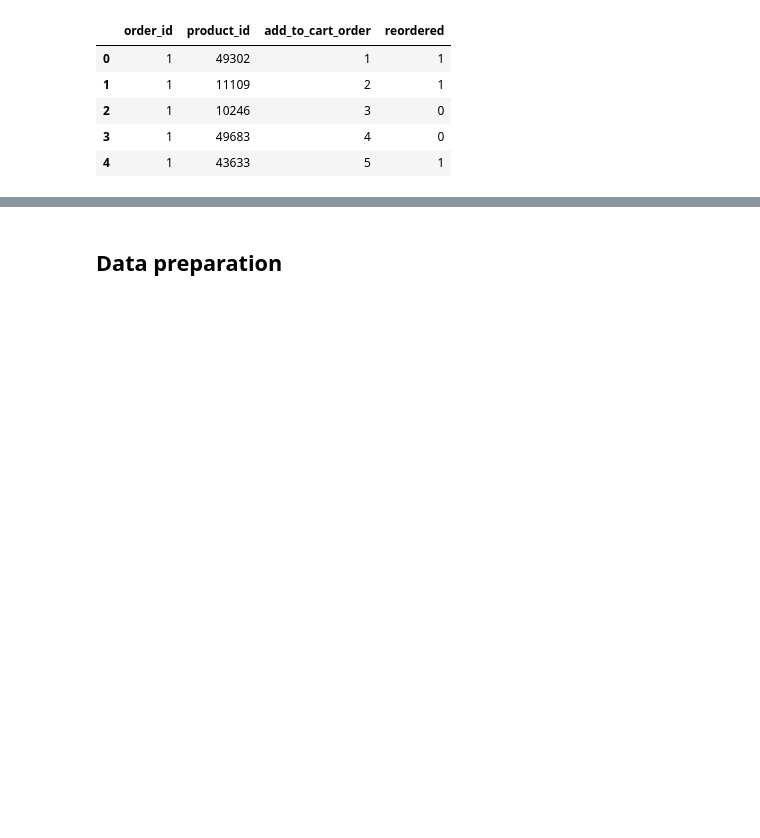
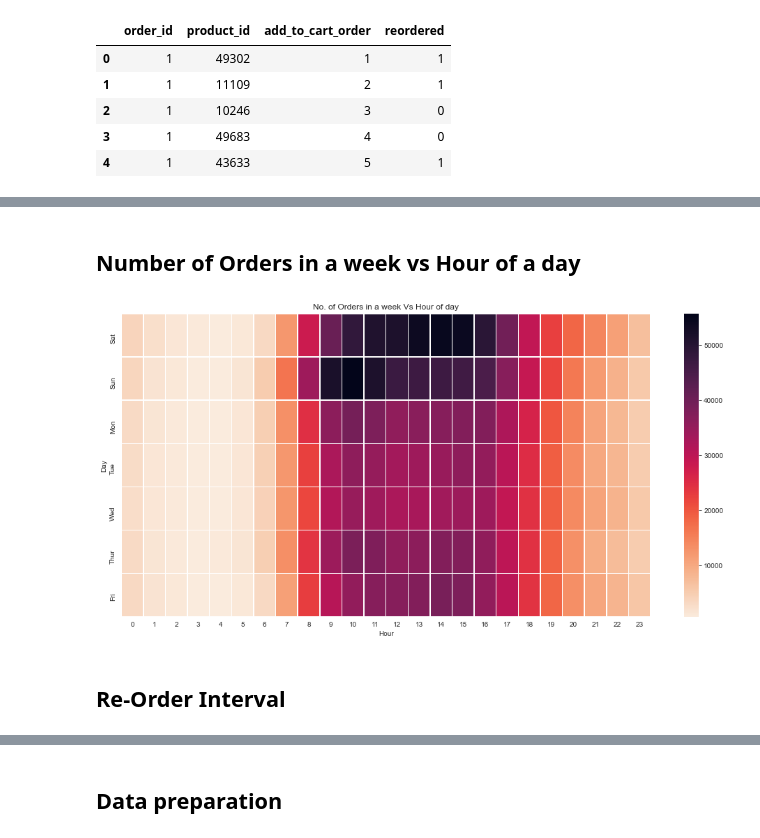
Before and after one commit to divmi/InstaCart, a Jupyter notebook: Exploratory Data Analysis.ipynb, the cells around one changed output, grey strips where cells are left out. Saved outputs shown, nothing was run; the diff lists cells and outputs as text; code cells hidden in the pictures; blank space fills up the shorter version.

```diff
--- a/Exploratory Data Analysis.ipynb
+++ b/Exploratory Data Analysis.ipynb
@@ -82,0 +143,19 @@ order_products_train.head()
+# %% [markdown]
+## Number of Orders in a week vs Hour of a day
+# %%
+grouped_df = orders.groupby(["order_dow", "order_hour_of_day"])["order_number"].aggregate("count").reset_index()
+grouped_df = grouped_df.pivot('order_dow', 'order_hour_of_day', 'order_number')
+
+grouped_df.index=['Sat', 'Sun', 'Mon', 'Tue', 'Wed', 'Thur', 'Fri']
+
+plt.figure(figsize=(17,8))
+# sns.color_palette("viridis", as_cmap=True)
+sns.heatmap(grouped_df, linewidths=.5, cmap='rocket_r')
+plt.title("No. of Orders in a week Vs Hour of day")
+plt.xlabel('Hour')
+plt.ylabel('Day')
+plt.show()
+# %% [output]
+[figure, added]
+# %% [markdown]
+## Re-Order Interval
```
Also changed, not shown: parts of 28 cells of this notebook.
